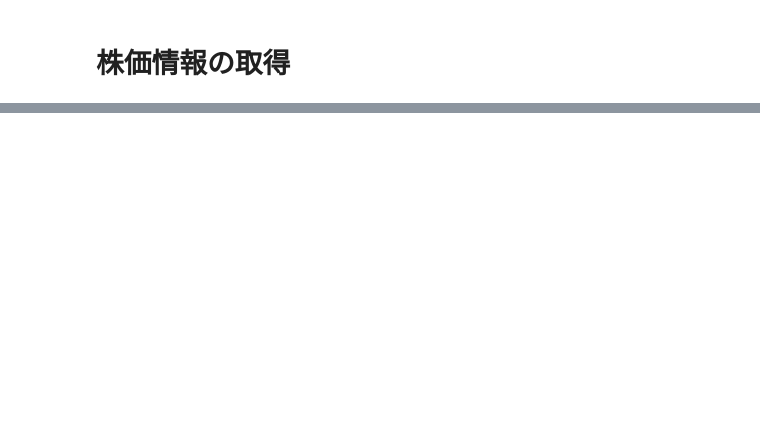
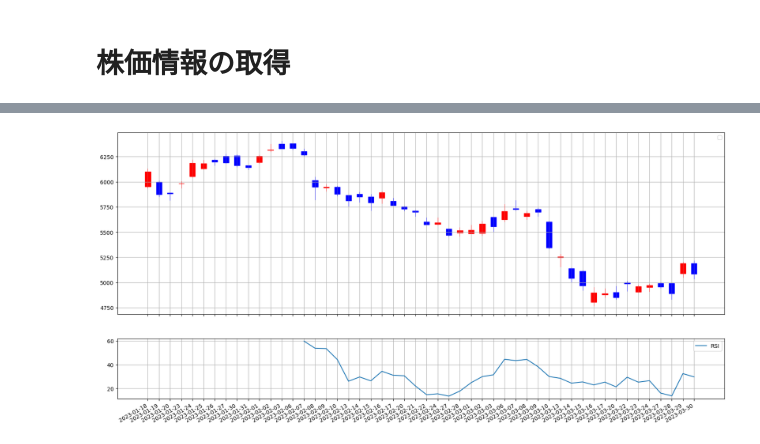
Before and after one commit to sakamototaisei/python_colab, a Jupyter notebook: PH_移動平均線_MACD_RSI.ipynb, the cells around one changed output, grey strips where cells are left out. Cells and saved outputs as stored; diff of their text form; code cells hidden in the pictures; blank space fills up the shorter version.

```diff
--- a/PH_移動平均線_MACD_RSI.ipynb
+++ b/PH_移動平均線_MACD_RSI.ipynb
@@ -51,0 +251,27 @@ df.head()
+# %%
+import mpl_finance
+import matplotlib.pyplot as plt
+%matplotlib inline
+
+
+# チャート定義
+fig, ax = plt.subplots(2, figsize=(20, 10), sharex=True, gridspec_kw={'height_ratios': [3, 1]})
+
+# ローソク足チャートをプロット
+mpl_finance.candlestick_ohlc(ax[0], df.values, width=0.5, colorup='r', colordown='b')
+
+# RSIをプロット
+ax[1].plot(df["index"], df["RSI"], label="RSI")
+
+# X軸を調整
+plt.xticks([x for x in range(len(df))], [x.strftime('%Y-%m-%d') for x in df.index])
+fig.autofmt_xdate()
+
+# 凡例表示, グリッド表示
+for a in ax:
+    a.legend()
+    a.grid()
+
+# グラフを表示
+plt.show()
+# %% [output]
@@ -51,0 +279 @@ df.head()
+[figure, added]
```
Also changed, not shown: parts of 22 cells of this notebook.
